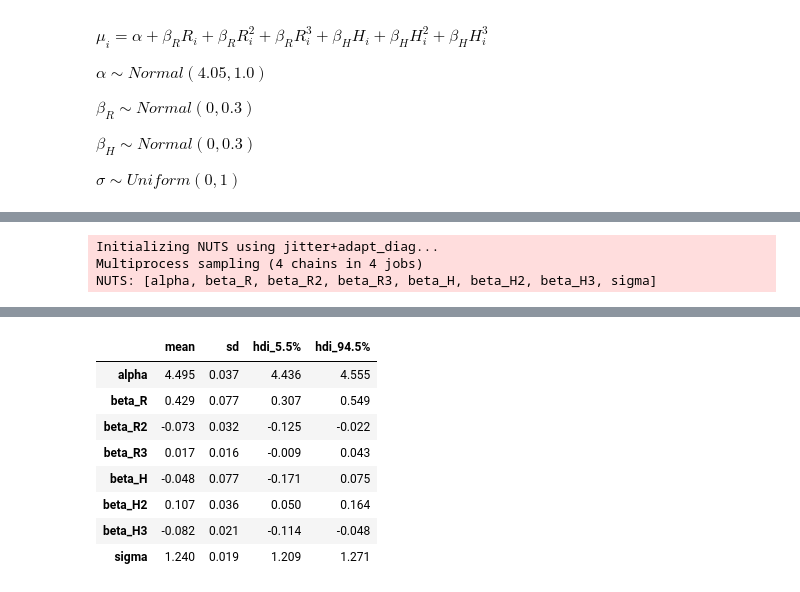
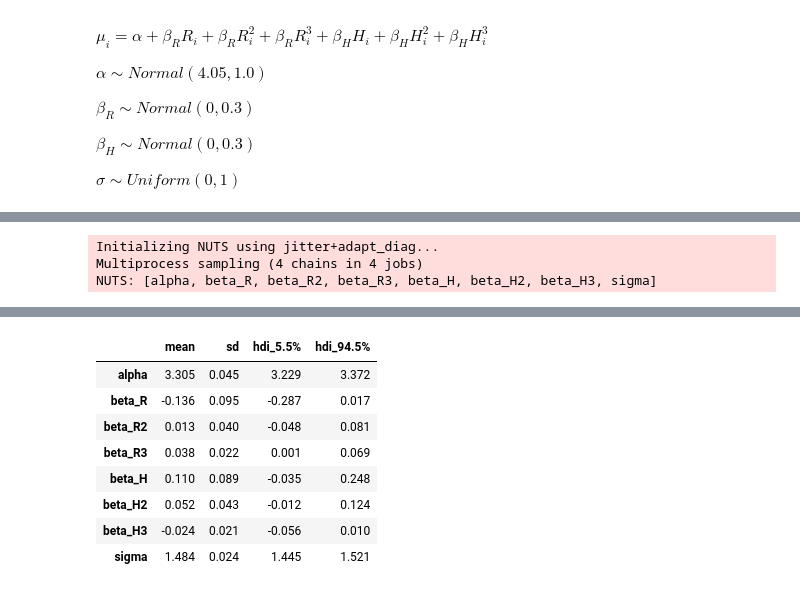
Before and after one commit to harrisonahn1129/UFC_Fights_HRSS_analysis, a Jupyter notebook: Final_Project-3.ipynb, the cells around one changed output, grey strips where cells are left out. Drawn from its saved outputs; the diff is of its cells as text; code cells hidden in the pictures.

```diff
--- a/Final_Project-3.ipynb
+++ b/Final_Project-3.ipynb
@@ -126,17 +125,10 @@ From the min and max values above, we see that while the minimum values is reaso
 # Cleaning dataset for any data point that has NaN value
 processed_df = df.dropna()
 
-# Cleaning dataset for any data point that has the BlueAvgSigStrLanded values greater than 8.10
-processed_df = processed_df[processed_df[num_sig_str] <= 8.10]
-
-# Cleaning dataset for any data point that has the BlueReachCms or BlueHeightCms < 100
-processed_df = processed_df[(processed_df['BlueReachCms'] > 100) & (processed_df['BlueHeightCms'] >100)]
+# Taking into consideration only those fighters who have fought atleast 10 matches
+processed_df = processed_df[(processed_df['Wins'] + processed_df['Losses'] + processed_df['Draws'])>10]
 
 # Check if the processed dataset is clean
 print(f"Any NaN in the processed dataset: \n{processed_df.isna().any()}\n")
-
-print(f"Any number of significant strike landed per min greater than 8.10: {np.where(processed_df[num_sig_str]>27)[0]}\n")
-
-print(f"Any reach or height of the figher less than 100: {np.where(processed_df[["BlueReachCms", "BlueHeightCms"]]<100)[0]}")
 # %% [output]
 Any NaN in the processed dataset:
@@ -162,6 +153,6 @@ The maximum number of significant strikes landed per min in processed dataset: 8
 # %% [markdown]
 We will now plot the real data points where the values for reach, height, and the number of significant strikes landed per minute. Moreover, we will be standardizing the values of reach and height for better interpretation since the magnitude and range of reach and height values are too big compared to the values of the number of significant strike per minute. Also, for the prior predictive simulation, we will be using the number of significant strike landed per minute as it is, but for fitting the statistical models to the real data, we will be standardizing the data of the number of significant strike landed per minute when it is used as the observed reference for better interpretation.
 # %%
-blue_reach_std = standardize(processed_df.BlueReachCms)
-blue_height_std = standardize(processed_df.BlueHeightCms)
+reach_std = standardize(processed_df.ReachCms)
+height_std = standardize(processed_df.HeightCms)
 # %%
@@ -386,8 +377,8 @@ with pm.Model() as linM:
     beta_H = pm.Normal('beta_H', mu = 0, sigma = 0.3)
     sigma = pm.Exponential('sigma', 1)
 
-    mu = pm.Deterministic('mu', alpha + beta_R * blue_reach_std + beta_H * blue_height_std)
-    SS = pm.Normal('SigStr', mu, sigma, observed = processed_df.BlueAvgSigStrLanded)
+    mu = pm.Deterministic('mu', alpha + beta_R * reach_std + beta_H * height_std)
+    SS = pm.Normal('SigStr', mu, sigma, observed = processed_df.AvgSigStrLanded)
 
     idata_lin = pm.sample(return_inferencedata=True, random_seed=rnd_seed, idata_kwargs={'log_likelihood':True})
 
@@ -415,11 +406,11 @@ with pm.Model() as quadM:
     beta_H2 = pm.Normal('beta_H2', mu = 0, sigma = 0.3)
     sigma = pm.Exponential('sigma', 1)
 
-    mu = pm.Deterministic('mu', alpha + beta_R * blue_reach_std
-                          + beta_R2 * pow(blue_reach_std, 2)
-                          + beta_H * blue_height_std
-                          + beta_H2 * pow(blue_height_std, 2))
-    SS = pm.Normal('SigStr', mu, sigma, observed =  processed_df.BlueAvgSigStrLanded)
+    mu = pm.Deterministic('mu', alpha + beta_R * reach_std
+                          + beta_R2 * pow(reach_std, 2)
+                          + beta_H * height_std
+                          + beta_H2 * pow(height_std, 2))
+    SS = pm.Normal('SigStr', mu, sigma, observed =  processed_df.AvgSigStrLanded)
 
     idata_quad = pm.sample(return_inferencedata=True, random_seed=rnd_seed, idata_kwargs={'log_likelihood':True})
 
@@ -451,13 +442,13 @@ with pm.Model() as cubM:
     beta_H3 = pm.Normal('beta_H3', mu = 0, sigma = 0.3)
     sigma = pm.Exponential('sigma', 1)
 
-    mu = pm.Deterministic('mu', alpha + beta_R * blue_reach_std
-                          + beta_R2 * pow(blue_reach_std, 2)
-                          + beta_R3 * pow(blue_reach_std, 3)
-                          + beta_H * blue_height_std
-                          + beta_H2 * pow(blue_height_std, 2)
-                          + beta_H3 * pow(blue_height_std, 3))
-    SS = pm.Normal('SigStr', mu, sigma, observed = processed_df.BlueAvgSigStrLanded)
+    mu = pm.Deterministic('mu', alpha + beta_R * reach_std
+                          + beta_R2 * pow(reach_std, 2)
+                          + beta_R3 * pow(reach_std, 3)
+                          + beta_H * height_std
+                          + beta_H2 * pow(height_std, 2)
+                          + beta_H3 * pow(height_std, 3))
+    SS = pm.Normal('SigStr', mu, sigma, observed = processed_df.AvgSigStrLanded)
 
     idata_cub = pm.sample(return_inferencedata=True, random_seed=rnd_seed, idata_kwargs={'log_likelihood':True})
 
@@ -473,11 +464,11 @@ Sampling 4 chains for 1_000 tune and 1_000 draw iterations (4_000 + 4_000 draws
 |  | mean | sd | hdi_5.5% | hdi_94.5% |
-| alpha | 4.495 | 0.037 | 4.436 | 4.555 |
-| beta_R | 0.429 | 0.077 | 0.307 | 0.549 |
-| beta_R2 | -0.073 | 0.032 | -0.125 | -0.022 |
-| beta_R3 | 0.017 | 0.016 | -0.009 | 0.043 |
-| beta_H | -0.048 | 0.077 | -0.171 | 0.075 |
-| beta_H2 | 0.107 | 0.036 | 0.050 | 0.164 |
-| beta_H3 | -0.082 | 0.021 | -0.114 | -0.048 |
-| sigma | 1.240 | 0.019 | 1.209 | 1.271 |
+| alpha | 3.305 | 0.045 | 3.229 | 3.372 |
+| beta_R | -0.136 | 0.095 | -0.287 | 0.017 |
+| beta_R2 | 0.013 | 0.040 | -0.048 | 0.081 |
+| beta_R3 | 0.038 | 0.022 | 0.001 | 0.069 |
+| beta_H | 0.110 | 0.089 | -0.035 | 0.248 |
+| beta_H2 | 0.052 | 0.043 | -0.012 | 0.124 |
+| beta_H3 | -0.024 | 0.021 | -0.056 | 0.010 |
+| sigma | 1.484 | 0.024 | 1.445 | 1.521 |
 # %%
 # Fit the robust model with student t distribution on processed data
```
Also changed, not shown: parts of 24 cells of this notebook, 1 other file.
